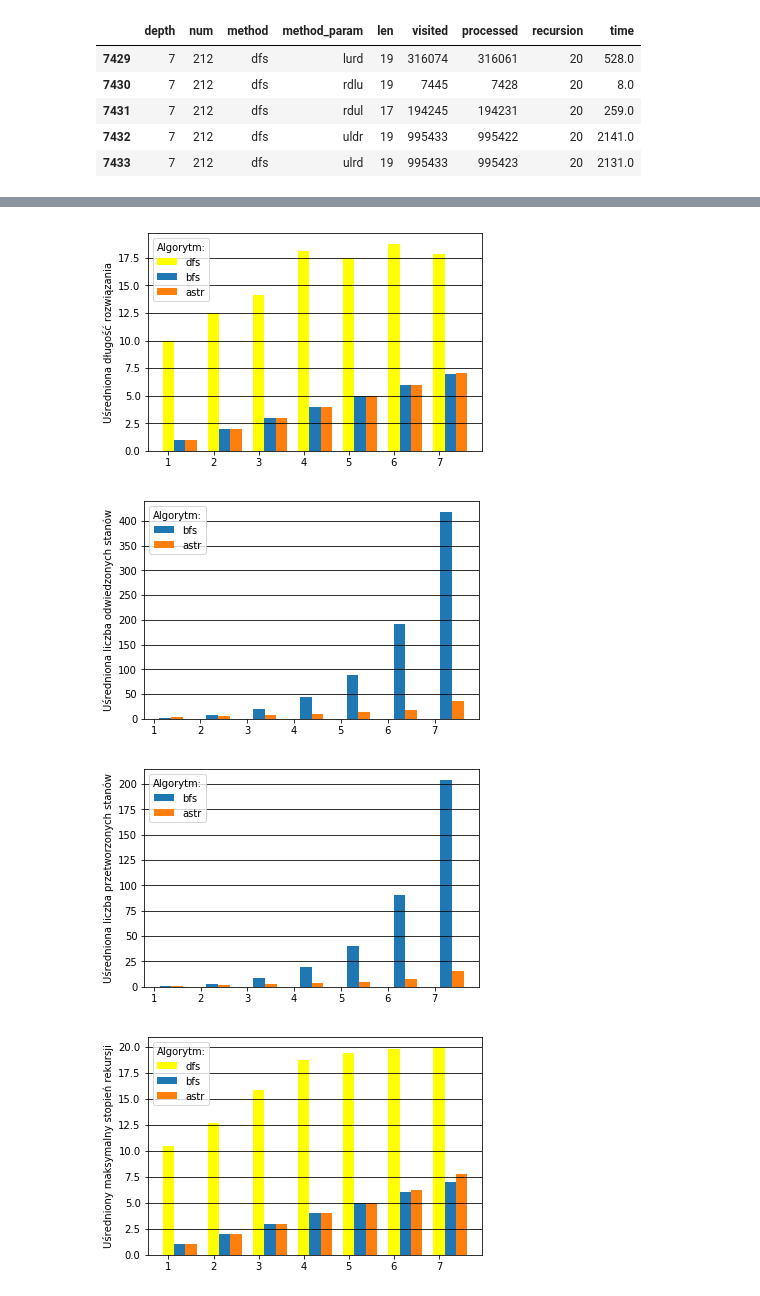
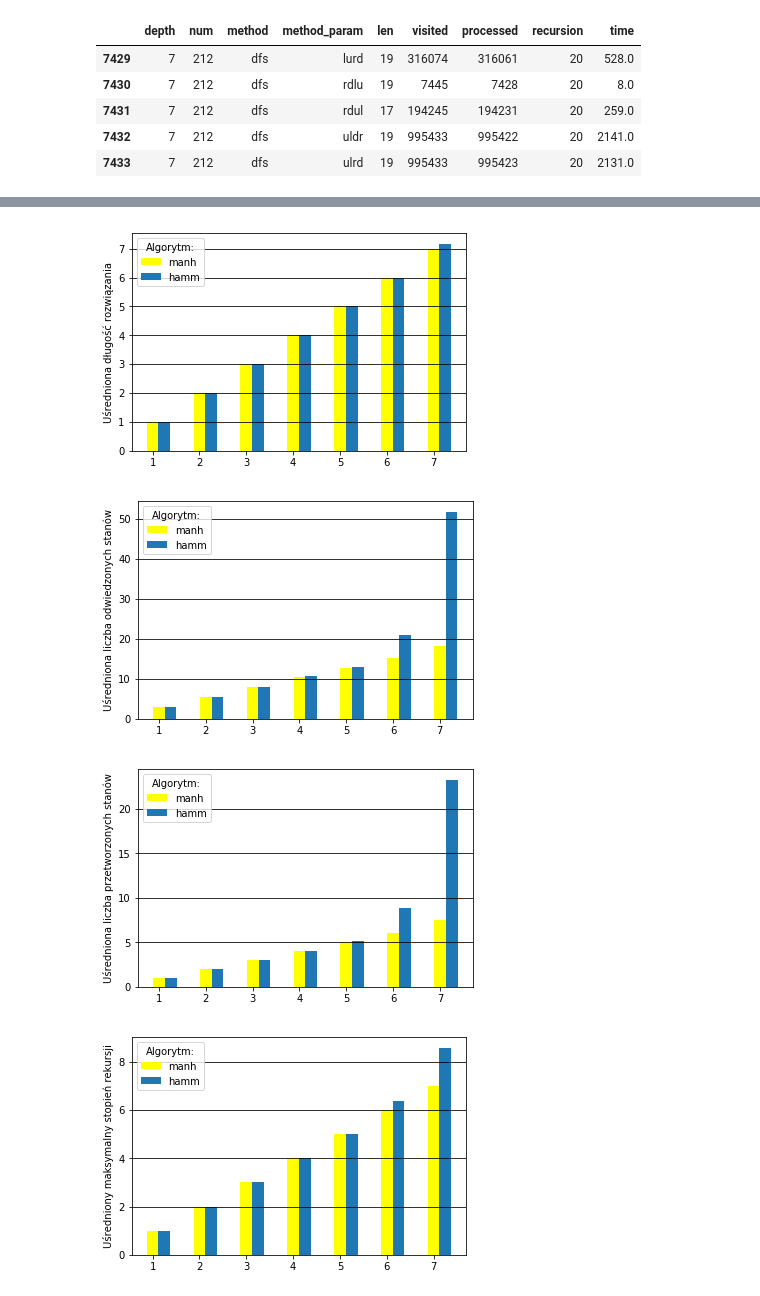
Before and after one commit to mpajkowski/puzzle_solver, a Jupyter notebook: Untitled.ipynb, the cells around one changed output, grey strips where cells are left out. Drawn from its saved outputs; the diff is of its cells as text; code cells hidden in the pictures.

Commit message:
Add plots
But PRETTYFIME!

```diff
--- a/Untitled.ipynb
+++ b/Untitled.ipynb
@@ -110,11 +185,11 @@ def plot_avg_comp(col, parse_as_int, dfs=True):
 # %%
-_ = plot_avg_comp('len', True)
-_ = plot_avg_comp('visited', True, dfs=False)
-_ = plot_avg_comp('processed', True, dfs=False)
-_ = plot_avg_comp('recursion', True)
-_ = plot_avg_comp('time', True, dfs=False)
+_ = plot_avg_cmp_heuristic('len')
+_ = plot_avg_cmp_heuristic('visited')
+_ = plot_avg_cmp_heuristic('processed')
+_ = plot_avg_cmp_heuristic('recursion')
+_ = plot_avg_cmp_heuristic('time', yscale='log')
 # %% [output]
-[figure, old version]
+[figure, new version]
-[figure, old version]
+[figure, new version]
-[figure, old version]
+[figure, new version]
-[figure, old version]
+[figure, new version]
```
Also changed, not shown: parts of 5 cells of this notebook.
